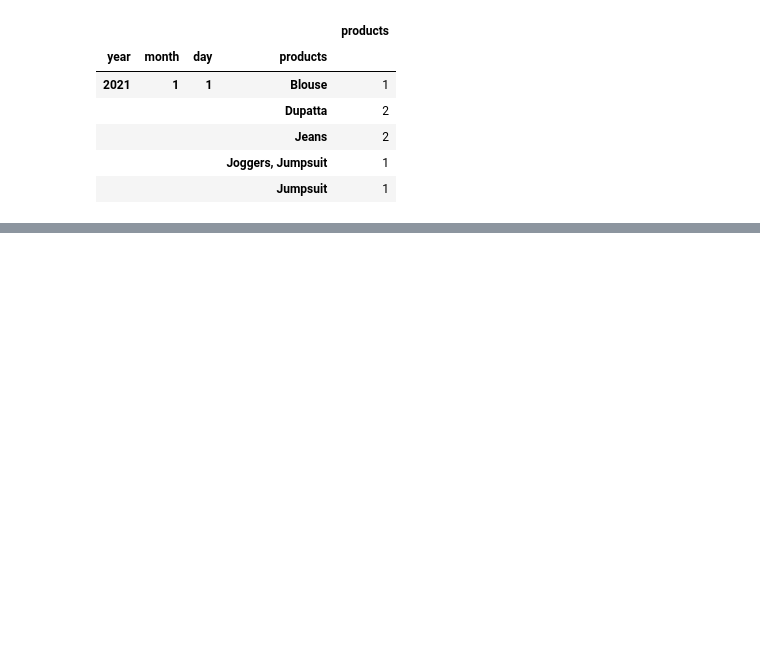
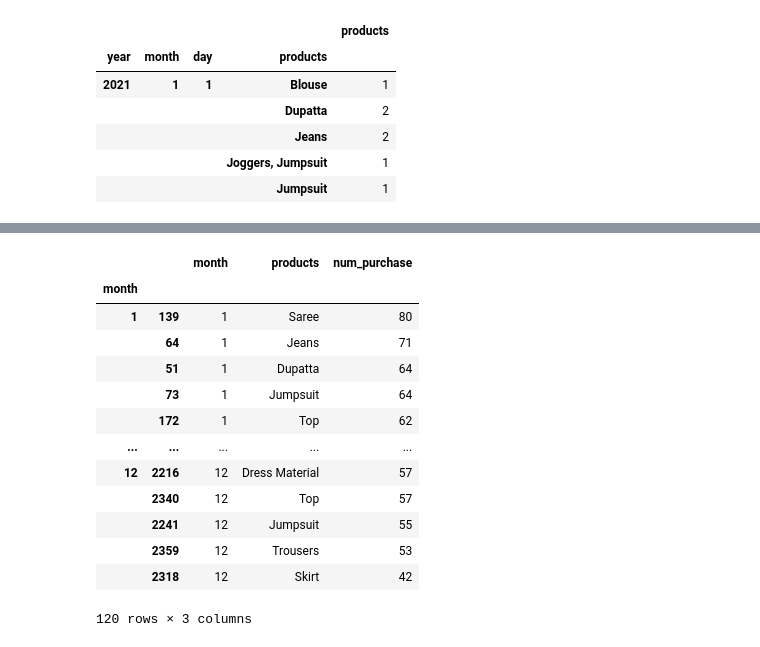
Before and after one commit to INA-95/Customer-Analysis, a Jupyter notebook: online_fashion_platform.ipynb, the cells around one changed output, grey strips where cells are left out. Cells and saved outputs as stored; diff of their text form; code cells hidden in the pictures; blank space fills up the shorter version.

```diff
--- a/online_fashion_platform.ipynb
+++ b/online_fashion_platform.ipynb
@@ -272,0 +277,17 @@ Name: num_purchase, Length: 3395, dtype: int64
+# %%
+monthly_product_purchase.groupby('month').apply(lambda x : x.nlargest(10, ['num_purchase']))
+# %% [output]
+|  |  | month | products | num_purchase |
+| month |  |  |  |  |
+| 1 | 139 | 1 | Saree | 80 |
+|  | 64 | 1 | Jeans | 71 |
+|  | 51 | 1 | Dupatta | 64 |
+|  | 73 | 1 | Jumpsuit | 64 |
+|  | 172 | 1 | Top | 62 |
+| ... | ... | ... | ... | ... |
+| 12 | 2216 | 12 | Dress Material | 57 |
+|  | 2340 | 12 | Top | 57 |
+|  | 2241 | 12 | Jumpsuit | 55 |
+|  | 2359 | 12 | Trousers | 53 |
+|  | 2318 | 12 | Skirt | 42 |
+120 rows × 3 columns
```
Also changed, not shown: parts of 12 cells of this notebook.
